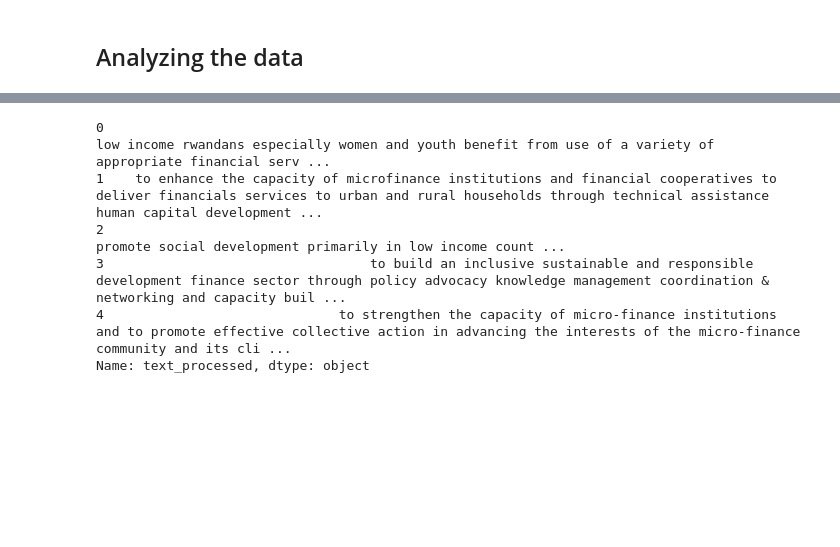
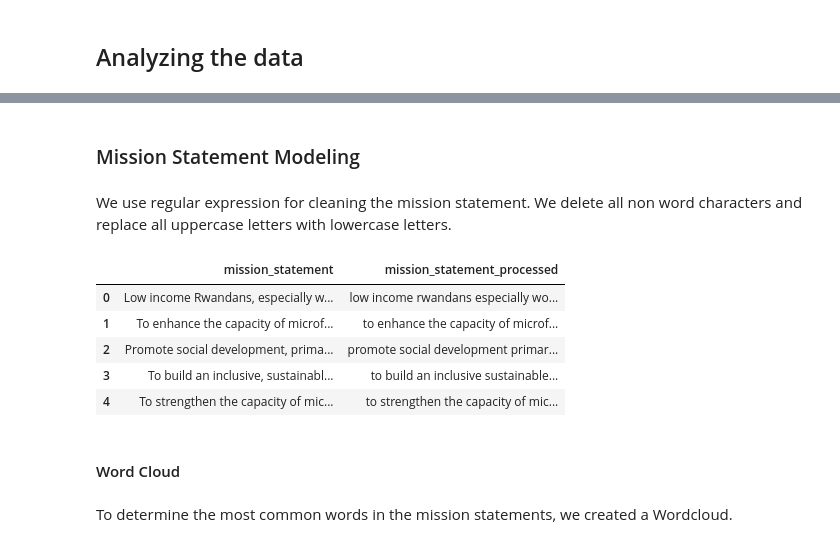
Before and after one commit to albertodiazdurana/Web-scrapping_NLP_topic-analysis-1a, a Jupyter notebook: IandEStudy.ipynb, the cells around one changed output, grey strips where cells are left out. Drawn from its saved outputs; the diff is of its cells as text; code cells hidden in the pictures; blank space fills up the shorter version.

```diff
--- a/IandEStudy.ipynb
+++ b/IandEStudy.ipynb
@@ -125,19 +177,27 @@ df.head(10)
+# %% [markdown]
+### Mission Statement Modeling
+# %% [markdown]
+We use regular expression for cleaning the mission statement. We delete all non word characters and replace all uppercase letters with lowercase letters.
 # %%
-# Load the regular expression library
-import re
 # Remove punctuation
-df['text_processed'] = df["mission_statement"].map(lambda x: re.sub('[,\.!?]', '', x))
+df["mission_statement_processed"] = df["mission_statement"].map(
+    lambda x: re.sub("[,\.!?]", "", x)
+)
 # Convert the titles to lowercase
-df['text_processed'] = df['text_processed'].map(lambda x: x.lower())
+df["mission_statement_processed"] = df["mission_statement_processed"].map(lambda x: x.lower())
 # Print out the first rows of papers
-df['text_processed'].head()
+df[["mission_statement", "mission_statement_processed"]].head()
 # %% [output]
-0                                                                                             low income rwandans especially women and youth benefit from use of a variety of appropriate financial serv ...
-1    to enhance the capacity of microfinance institutions and financial cooperatives to deliver financials services to urban and rural households through technical assistance human capital development ...
-2                                                                                                                                               promote social development primarily in low income count ...
-3                                  to build an inclusive sustainable and responsible development finance sector through policy advocacy knowledge management coordination & networking and capacity buil ...
-4                              to strengthen the capacity of micro-finance institutions and to promote effective collective action in advancing the interests of the micro-finance community and its cli ...
-Name: text_processed, dtype: object
+|  | mission_statement | mission_statement_processed |
+| 0 | Low income Rwandans, especially w... | low income rwandans especially wo... |
+| 1 | To enhance the capacity of microf... | to enhance the capacity of microf... |
+| 2 | Promote social development, prima... | promote social development primar... |
+| 3 | To build an inclusive, sustainabl... | to build an inclusive sustainable... |
+| 4 | To strengthen the capacity of mic... | to strengthen the capacity of mic... |
+# %% [markdown]
+#### Word Cloud
+# %% [markdown]
+To determine the most common words in the mission statements, we created a Wordcloud.
 # %%
 # Import the wordcloud library
 from wordcloud import WordCloud
```
Also changed, not shown: parts of 34 cells of this notebook.
